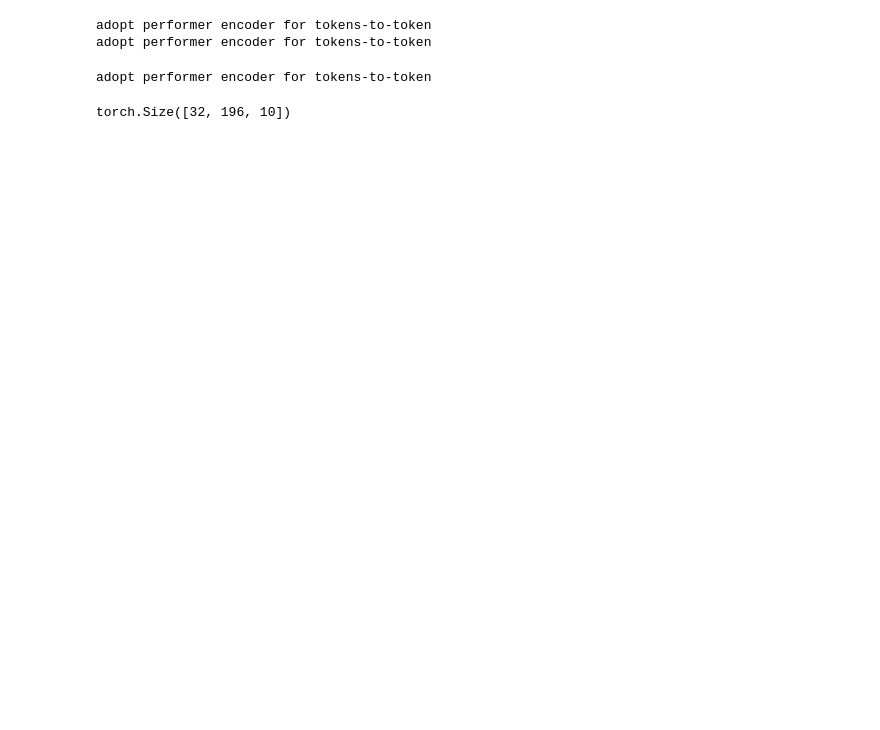
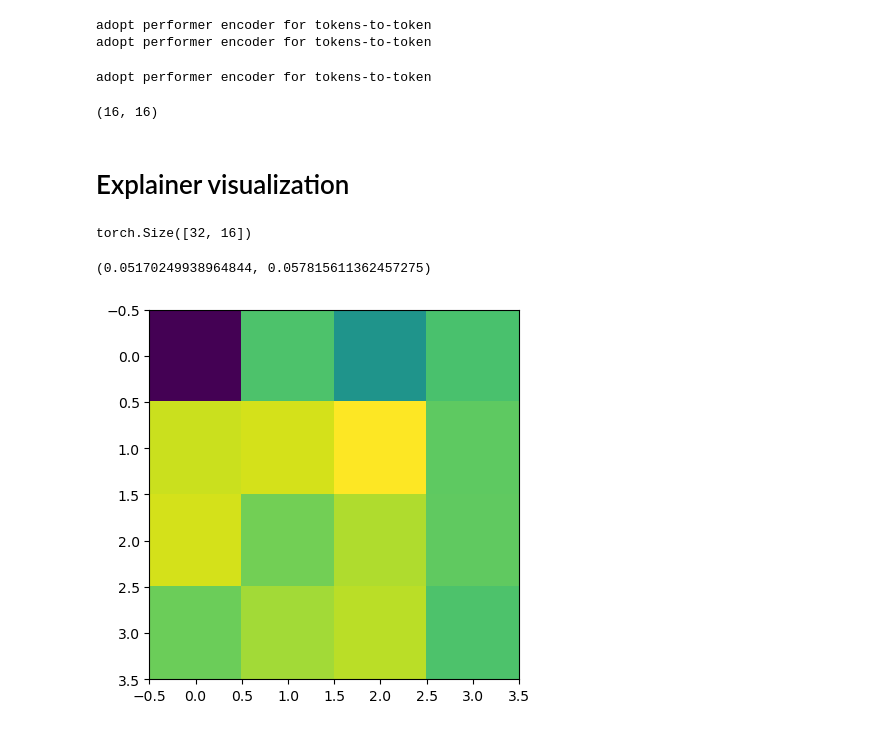
Before and after one commit to jacek-tomasz-rutkowski/magisterka, a Jupyter notebook: T2T_ViT/visualize_explainer.ipynb, the cells around one changed output. Cells and saved outputs as stored; diff of their text form; code cells hidden in the pictures; blank space fills up the shorter version.

Commit message:
Fix explainer_utils, add heatmaps to visualize_explainer

```diff
--- a/T2T_ViT/visualize_explainer.ipynb
+++ b/T2T_ViT/visualize_explainer.ipynb
@@ -40,7 +40,8 @@ target_model = t2t_vit_14(num_classes=10)
 # target_model.eval()
 
 surrogate = Surrogate.load_from_checkpoint(
-    PROJECT_ROOT / "saved_models/surrogate/cifar10/_player196_lr1e-05_wd0.0_b128_epoch49.ckpt",
+    PROJECT_ROOT / "saved_models/surrogate/cifar10/_player16_lr1e-05_wd0.0_b256_epoch28.ckpt",
+    # PROJECT_ROOT / "saved_models/surrogate/cifar10/_player196_lr1e-05_wd0.0_b128_epoch49.ckpt",
     # PROJECT_ROOT / "vit_shapley/modules/checkpoints_surrogate/lightning_logs/version_0/checkpoints/epoch=49-step=70350.ckpt",
     map_location="cuda",
     target_model=target_model,
@@ -51,14 +52,34 @@ adopt performer encoder for tokens-to-token
 adopt performer encoder for tokens-to-token
 # %%
 explainer = Explainer.load_from_checkpoint(
-    PROJECT_ROOT / "vit_shapley/modules/checkpoints_explainer_num_players_16/lightning_logs/version_0/checkpoints/epoch=99-step=140700.ckpt",
+    # PROJECT_ROOT / "vit_shapley/modules/checkpoints_explainer_num_players_16/lightning_logs/version_0/checkpoints/epoch=99-step=140700.ckpt",
+    # PROJECT_ROOT / "checkpoints/explainer/_player16_lr1e-05_wd0.0_b256/lightning_logs/version_0/checkpoints/epoch=31-step=5632.ckpt",
+    PROJECT_ROOT / "checkpoints/explainer/freezeNone_player16_lr1e-05_wd0.0_b256/lightning_logs/version_0/checkpoints/epoch=21-step=3872.ckpt",
     map_location="cuda",
     surrogate=deepcopy(surrogate),
     # strict=False
 )
+explainer.eval()
+pass
 # %% [output]
 adopt performer encoder for tokens-to-token
+# %%
+surrogate.num_players, explainer.surrogate.num_players
+# %% [output]
+(16, 16)
+# %% [markdown]
+# Explainer visualization
 # %%
-explainer(images.to(explainer.device)).shape
+with torch.no_grad():
+    shap_values = explainer(images.to(explainer.device)).cpu()  # (batch=32, num_players=196, num_classes=10)
+shap_values = shap_values[torch.arange(shap_values.shape[0]), :, labels] # (batch, num_players)
+shap_values.shape
 # %% [output]
-torch.Size([32, 196, 10])
+torch.Size([32, 16])
+# %%
+size = int(np.sqrt(shap_values.shape[1]))
+plt.imshow(shap_values[0].reshape(size, size).cpu().numpy(), cmap="viridis")
+shap_values[0].min().item(), shap_values[0].max().item()
+# %% [output]
+(0.05170249938964844, 0.057815611362457275)
+[figure, added]
```
Also changed, not shown: parts of 7 cells of this notebook, 3 other files.
